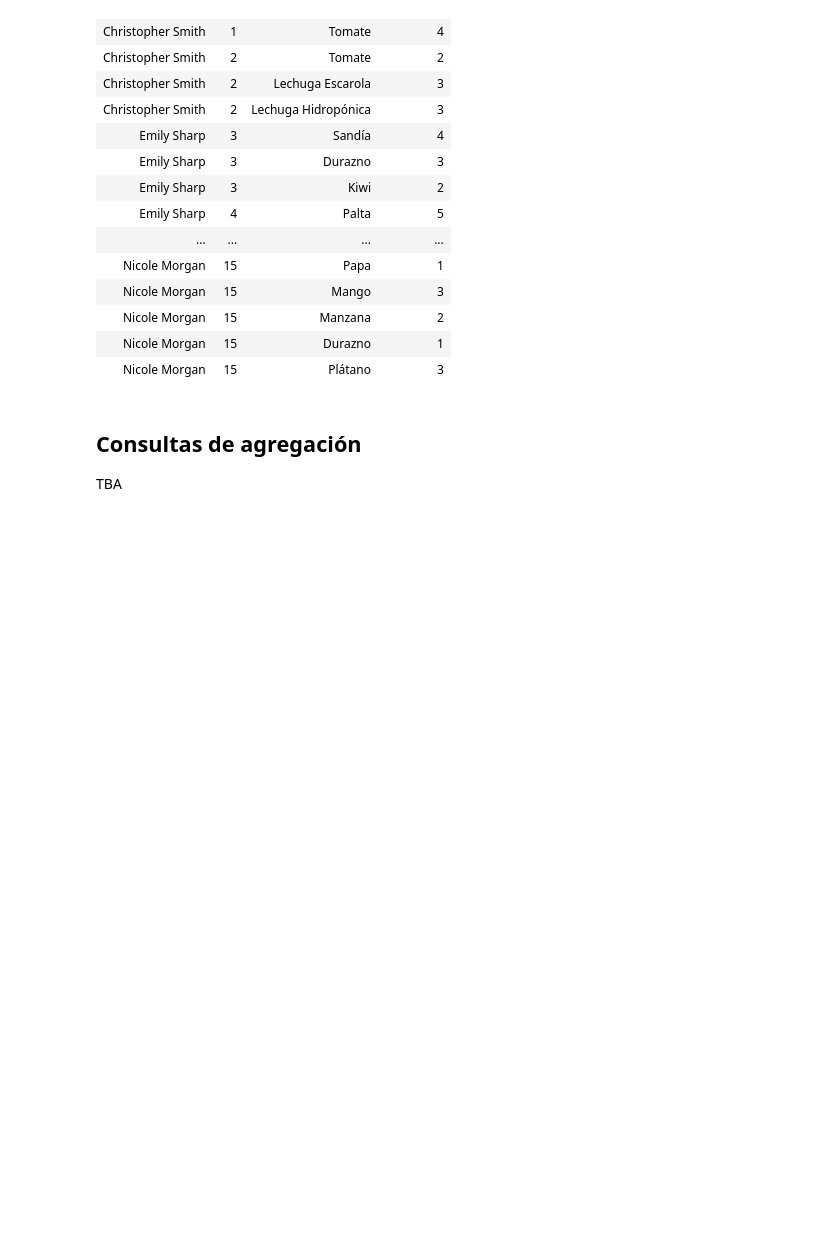
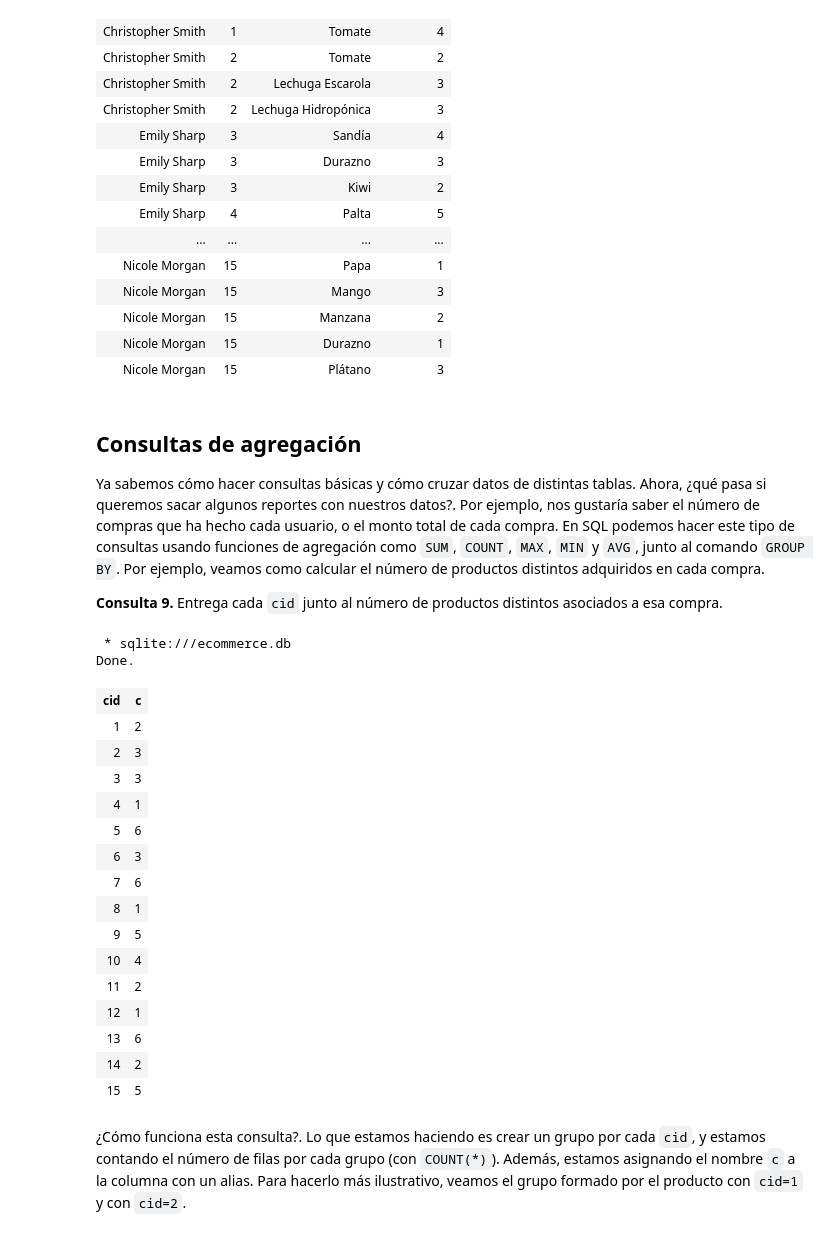
Before and after one commit to alanezz/data-crash-course, a Jupyter notebook: SQL/01 - Introducción a SQL.ipynb, the cells around one changed output. Drawn from its saved outputs; the diff is of its cells as text; code cells hidden in the pictures; blank space fills up the shorter version.

Commit message:
add content GROUP BY - HAVING

```diff
--- a/SQL/01 - Introducción a SQL.ipynb
+++ b/SQL/01 - Introducción a SQL.ipynb
@@ -647,4 +690,33 @@ Done.
 # %% [markdown]
 ## Consultas de agregación
 
-TBA
+Ya sabemos cómo hacer consultas básicas y cómo cruzar datos de distintas tablas. Ahora, ¿qué pasa si queremos sacar algunos reportes con nuestros datos?. Por ejemplo, nos gustaría saber el número de compras que ha hecho cada usuario, o el monto total de cada compra.
+En SQL podemos hacer este tipo de consultas usando funciones de agregación como `SUM`, `COUNT`, `MAX`, `MIN` y `AVG`, junto al comando `GROUP BY`. Por ejemplo, veamos como calcular el número de productos distintos adquiridos en cada compra.
+
+**Consulta 9.** Entrega cada `cid` junto al número de productos distintos asociados a esa compra.
+# %%
+%%sql
+SELECT cid, COUNT(*) AS c
+FROM Compras
+GROUP BY cid;
+# %% [output]
+ * sqlite:///ecommerce.db
+Done.
+| cid | c |
+| 1 | 2 |
+| 2 | 3 |
+| 3 | 3 |
+| 4 | 1 |
+| 5 | 6 |
+| 6 | 3 |
+| 7 | 6 |
+| 8 | 1 |
+| 9 | 5 |
+| 10 | 4 |
+| 11 | 2 |
+| 12 | 1 |
+| 13 | 6 |
+| 14 | 2 |
+| 15 | 5 |
+# %% [markdown]
+¿Cómo funciona esta consulta?. Lo que estamos haciendo es crear un grupo por cada `cid`, y estamos contando el número de filas por cada grupo (con `COUNT(*)`). Además, estamos asignando el nombre `c` a la columna con un alias. Para hacerlo más ilustrativo, veamos el grupo formado por el producto con `cid=1` y con `cid=2`.
```
Also changed, not shown: parts of 28 cells of this notebook, 1 other file.
